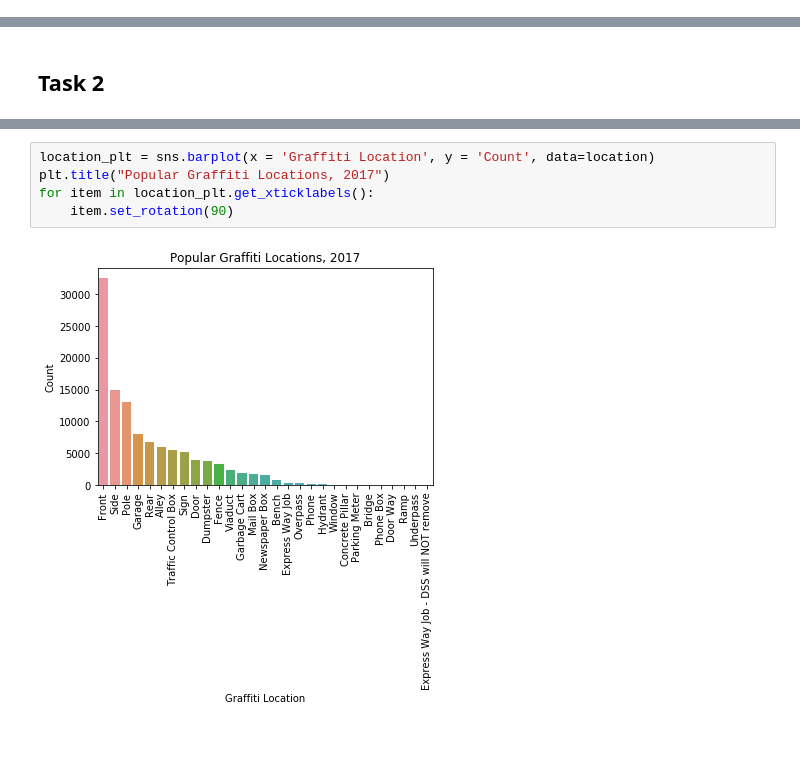
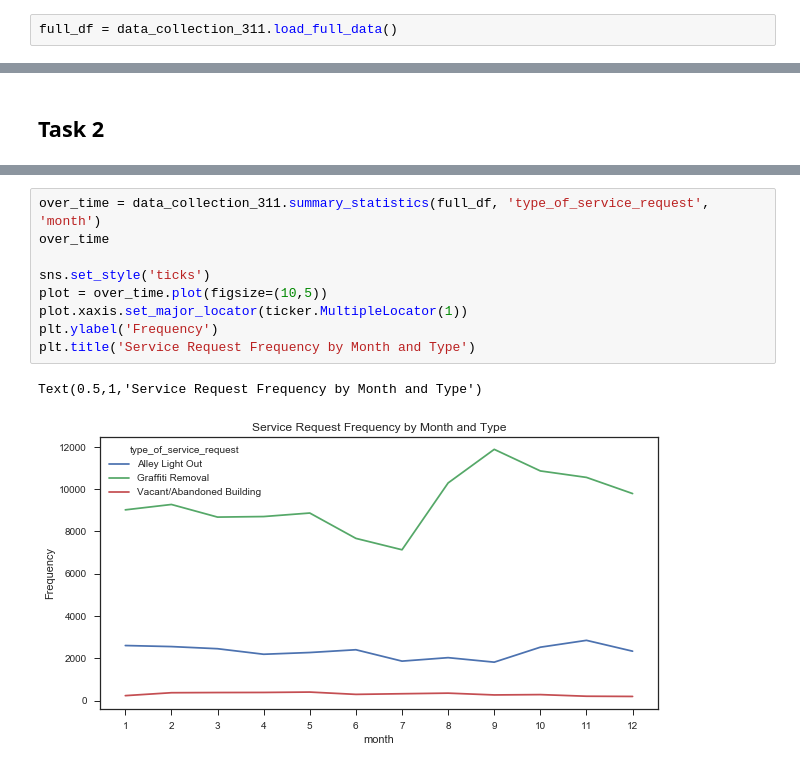
Before and after one commit to cherdeman/ML_for_Public_Policy, a Jupyter notebook: Assignment1/Herdeman - Assignment 1.ipynb, the cells around one changed output, grey strips where cells are left out. Cells and saved outputs as stored; diff of their text form; blank space fills up the shorter version.

```diff
--- a/Assignment1/Herdeman - Assignment 1.ipynb
+++ b/Assignment1/Herdeman - Assignment 1.ipynb
@@ -91,0 +7,2 @@ Index(['any_people_using_property_homeless_childen_gangs_', 'community_area',
+# %%
+full_df = data_collection_311.load_full_data()
@@ -171,7 +19,12 @@ location
-# %%
-location_plt = sns.barplot(x = 'Graffiti Location', y = 'Count', data=location)
-plt.title("Popular Graffiti Locations, 2017")
-for item in location_plt.get_xticklabels():
-    item.set_rotation(90)
-# %% [output]
-[figure, removed]
+# %%
+over_time = data_collection_311.summary_statistics(full_df, 'type_of_service_request', 'month')
+over_time
+
+sns.set_style('ticks')
+plot = over_time.plot(figsize=(10,5))
+plot.xaxis.set_major_locator(ticker.MultipleLocator(1))
+plt.ylabel('Frequency')
+plt.title('Service Request Frequency by Month and Type')
+# %% [output]
+Text(0.5,1,'Service Request Frequency by Month and Type')
+[figure, added]
```
Also changed, not shown: parts of 21 cells of this notebook, 1 other file.
